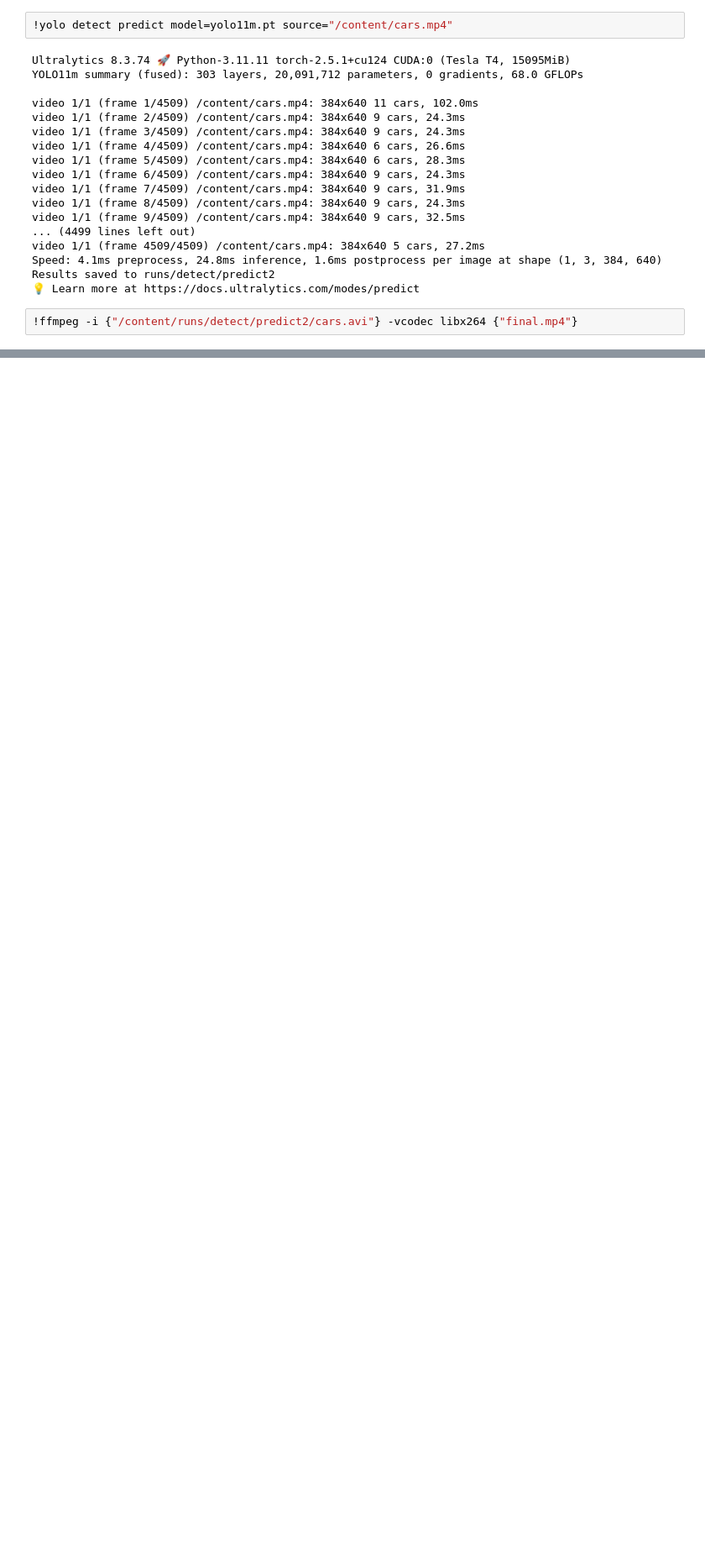
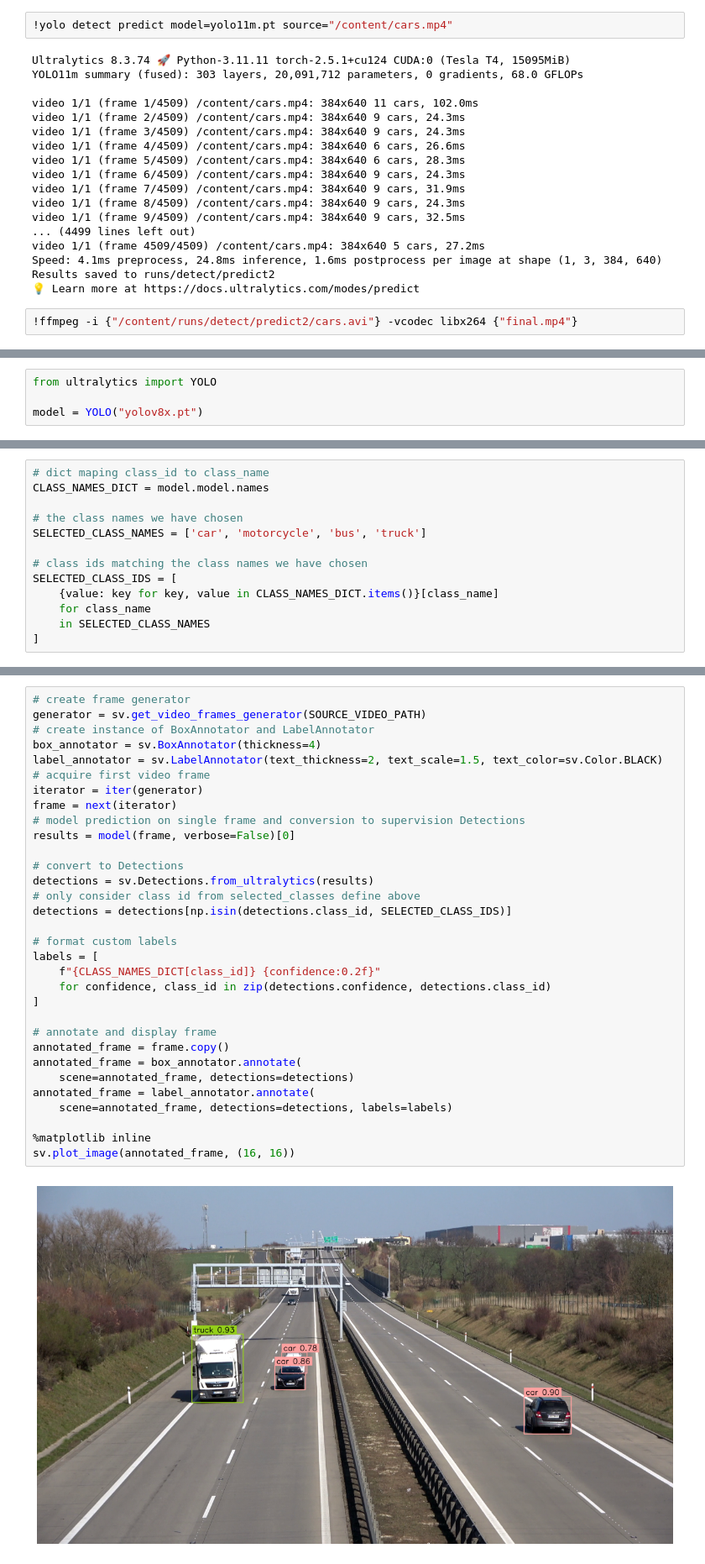
Before and after one commit to debarshee2004/traffic-and-vehicle-management, a Jupyter notebook: YOLOv11_Traffic_Recognition_Model.ipynb, the cells around one changed output, grey strips where cells are left out. Shown at 84% size. Cells and saved outputs as stored; diff of their text form; blank space fills up the shorter version.

```diff
--- a/YOLOv11_Traffic_Recognition_Model.ipynb
+++ b/YOLOv11_Traffic_Recognition_Model.ipynb
@@ -203,0 +239,4 @@ Results saved to runs/detect/predict2
+# %%
+from ultralytics import YOLO
+
+model = YOLO("yolov8x.pt")
@@ -203,0 +245,13 @@ Results saved to runs/detect/predict2
+# %%
+# dict maping class_id to class_name
+CLASS_NAMES_DICT = model.model.names
+
+# the class names we have chosen
+SELECTED_CLASS_NAMES = ['car', 'motorcycle', 'bus', 'truck']
+
+# class ids matching the class names we have chosen
+SELECTED_CLASS_IDS = [
+    {value: key for key, value in CLASS_NAMES_DICT.items()}[class_name]
+    for class_name
+    in SELECTED_CLASS_NAMES
+]
@@ -203,0 +261,34 @@ Results saved to runs/detect/predict2
+# %%
+# create frame generator
+generator = sv.get_video_frames_generator(SOURCE_VIDEO_PATH)
+# create instance of BoxAnnotator and LabelAnnotator
+box_annotator = sv.BoxAnnotator(thickness=4)
+label_annotator = sv.LabelAnnotator(text_thickness=2, text_scale=1.5, text_color=sv.Color.BLACK)
+# acquire first video frame
+iterator = iter(generator)
+frame = next(iterator)
+# model prediction on single frame and conversion to supervision Detections
+results = model(frame, verbose=False)[0]
+
+# convert to Detections
+detections = sv.Detections.from_ultralytics(results)
+# only consider class id from selected_classes define above
+detections = detections[np.isin(detections.class_id, SELECTED_CLASS_IDS)]
+
+# format custom labels
+labels = [
+    f"{CLASS_NAMES_DICT[class_id]} {confidence:0.2f}"
+    for confidence, class_id in zip(detections.confidence, detections.class_id)
+]
+
+# annotate and display frame
+annotated_frame = frame.copy()
+annotated_frame = box_annotator.annotate(
+    scene=annotated_frame, detections=detections)
+annotated_frame = label_annotator.annotate(
+    scene=annotated_frame, detections=detections, labels=labels)
+
+%matplotlib inline
+sv.plot_image(annotated_frame, (16, 16))
+# %% [output]
+[figure, added]
```
Also changed, not shown: parts of 10 cells of this notebook.
